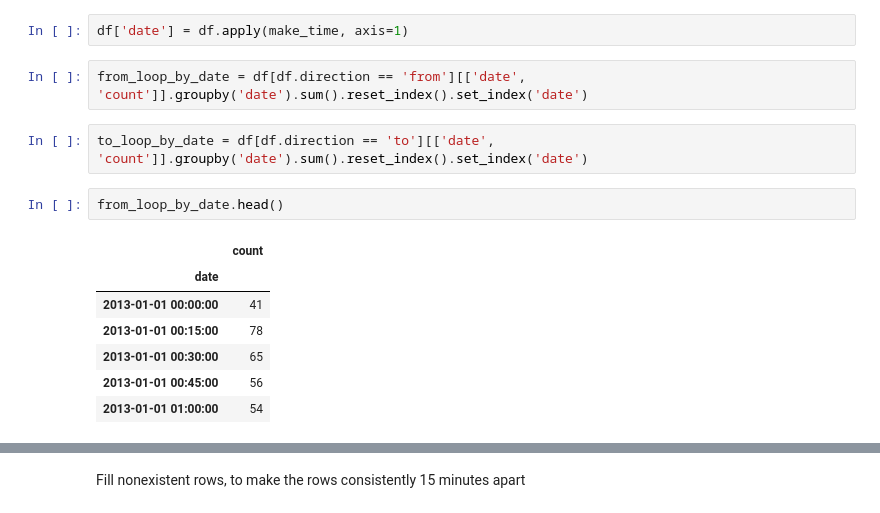
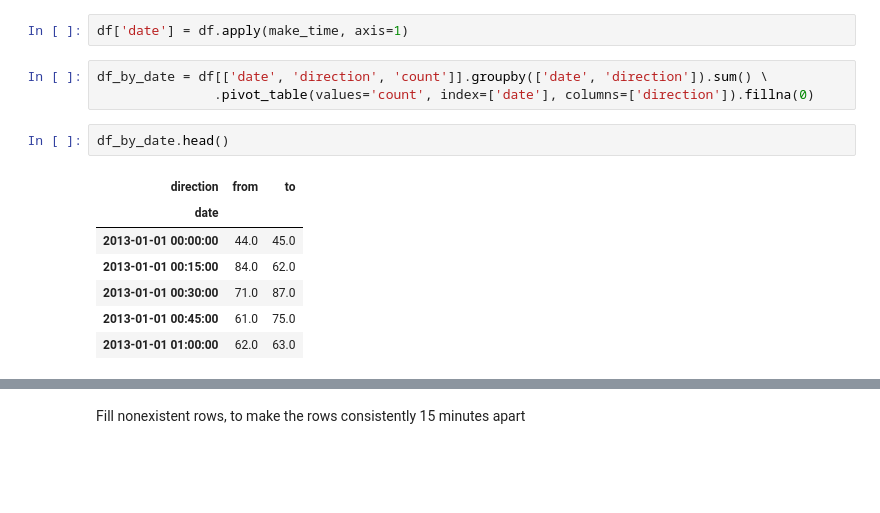
Before and after one commit to Inoueian/chicago-taxi, a Jupyter notebook: chicago-taxi_ML.ipynb, the cells around one changed output, grey strips where cells are left out. Drawn from its saved outputs; the diff is of its cells as text; blank space fills up the shorter version.

```diff
--- a/chicago-taxi_ML.ipynb
+++ b/chicago-taxi_ML.ipynb
@@ -56,16 +58,15 @@ def make_time(row):
 # %%
 df['date'] = df.apply(make_time, axis=1)
 # %%
-from_loop_by_date = df[df.direction == 'from'][['date', 'count']].groupby('date').sum().reset_index().set_index('date')
+df_by_date = df[['date', 'direction', 'count']].groupby(['date', 'direction']).sum() \
+               .pivot_table(values='count', index=['date'], columns=['direction']).fillna(0)
-# %%
-to_loop_by_date = df[df.direction == 'to'][['date', 'count']].groupby('date').sum().reset_index().set_index('date')
 # %%
-from_loop_by_date.head()
+df_by_date.head()
 # %% [output]
-|  | count |
-| date |  |
-| 2013-01-01 00:00:00 | 41 |
-| 2013-01-01 00:15:00 | 78 |
-| 2013-01-01 00:30:00 | 65 |
-| 2013-01-01 00:45:00 | 56 |
-| 2013-01-01 01:00:00 | 54 |
+| direction | from | to |
+| date |  |  |
+| 2013-01-01 00:00:00 | 44.0 | 45.0 |
+| 2013-01-01 00:15:00 | 84.0 | 62.0 |
+| 2013-01-01 00:30:00 | 71.0 | 87.0 |
+| 2013-01-01 00:45:00 | 61.0 | 75.0 |
+| 2013-01-01 01:00:00 | 62.0 | 63.0 |
```
Also changed, not shown: parts of 196 cells of this notebook, 2 other files.
